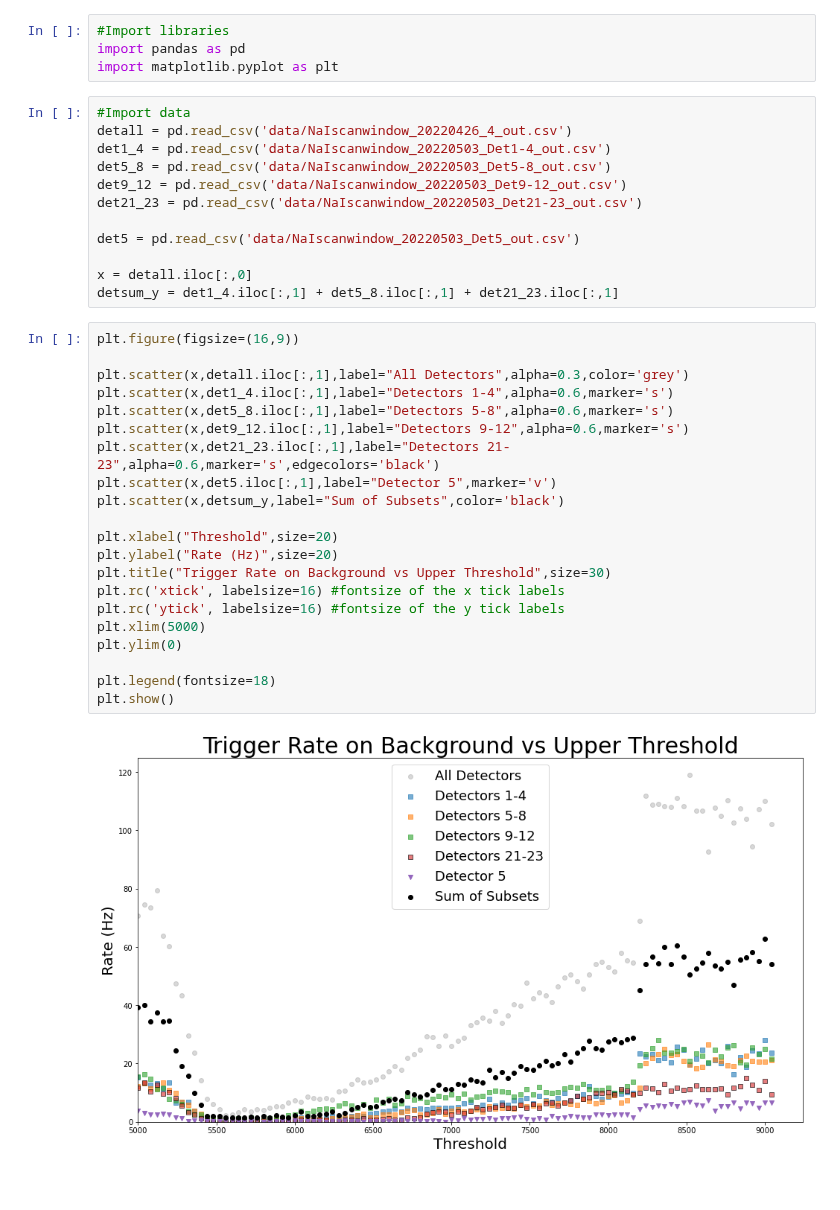
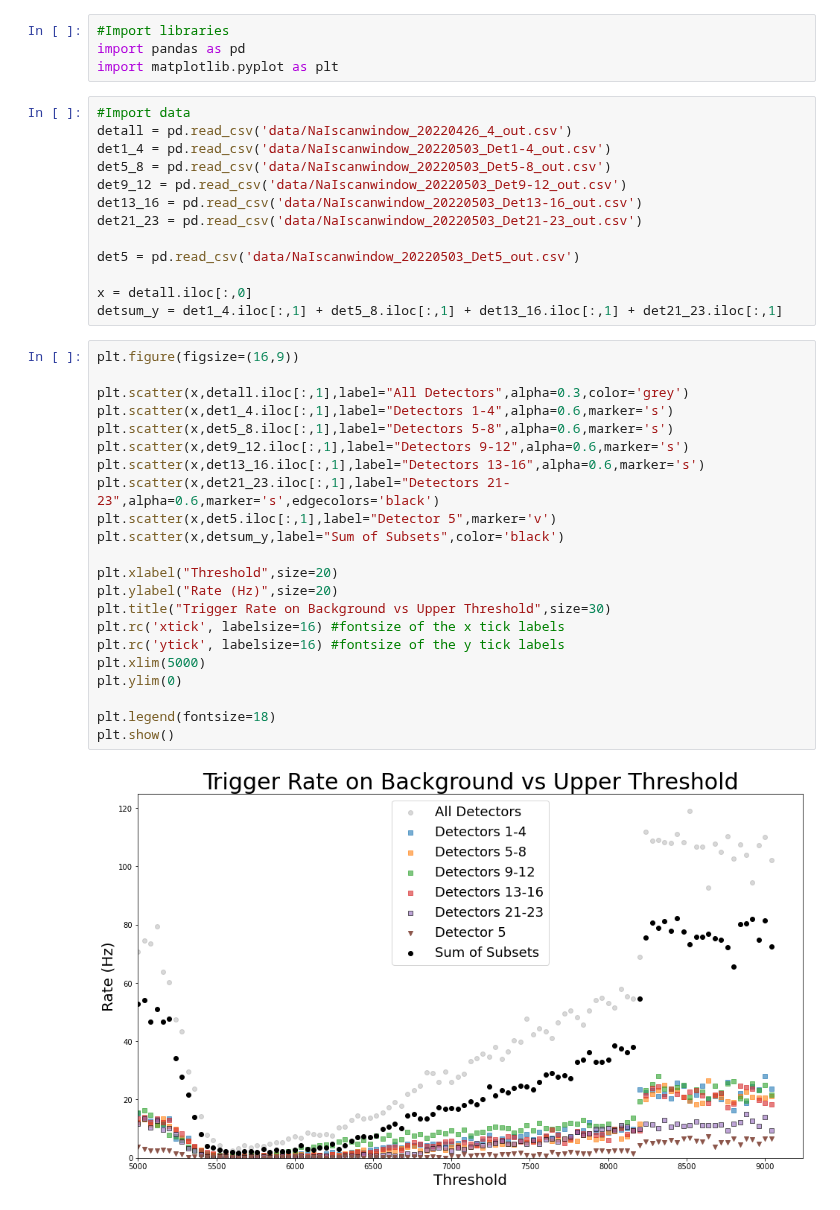
Before and after one commit to villano-lab/NaI_Array_Firmware, a Jupyter notebook: test_firmwares/UniversalTrigger1/Detector_Rates.ipynb, the cells around one changed output. Saved outputs shown, nothing was run; the diff lists cells and outputs as text.

```diff
--- a/test_firmwares/UniversalTrigger1/Detector_Rates.ipynb
+++ b/test_firmwares/UniversalTrigger1/Detector_Rates.ipynb
@@ -11,32 +11,34 @@ detall = pd.read_csv('data/NaIscanwindow_20220426_4_out.csv')
 det1_4 = pd.read_csv('data/NaIscanwindow_20220503_Det1-4_out.csv')
 det5_8 = pd.read_csv('data/NaIscanwindow_20220503_Det5-8_out.csv')
 det9_12 = pd.read_csv('data/NaIscanwindow_20220503_Det9-12_out.csv')
+det13_16 = pd.read_csv('data/NaIscanwindow_20220503_Det13-16_out.csv')
 det21_23 = pd.read_csv('data/NaIscanwindow_20220503_Det21-23_out.csv')
 
 det5 = pd.read_csv('data/NaIscanwindow_20220503_Det5_out.csv')
 
 x = detall.iloc[:,0]
-detsum_y = det1_4.iloc[:,1] + det5_8.iloc[:,1] + det21_23.iloc[:,1]
+detsum_y = det1_4.iloc[:,1] + det5_8.iloc[:,1] + det13_16.iloc[:,1] + det21_23.iloc[:,1]
 # %%
 plt.figure(figsize=(16,9))
 
 plt.scatter(x,detall.iloc[:,1],label="All Detectors",alpha=0.3,color='grey')
 plt.scatter(x,det1_4.iloc[:,1],label="Detectors 1-4",alpha=0.6,marker='s')
 plt.scatter(x,det5_8.iloc[:,1],label="Detectors 5-8",alpha=0.6,marker='s')
 plt.scatter(x,det9_12.iloc[:,1],label="Detectors 9-12",alpha=0.6,marker='s')
+plt.scatter(x,det13_16.iloc[:,1],label="Detectors 13-16",alpha=0.6,marker='s')
 plt.scatter(x,det21_23.iloc[:,1],label="Detectors 21-23",alpha=0.6,marker='s',edgecolors='black')
 plt.scatter(x,det5.iloc[:,1],label="Detector 5",marker='v')
 plt.scatter(x,detsum_y,label="Sum of Subsets",color='black')
 
 plt.xlabel("Threshold",size=20)
 plt.ylabel("Rate (Hz)",size=20)
 plt.title("Trigger Rate on Background vs Upper Threshold",size=30)
 plt.rc('xtick', labelsize=16) #fontsize of the x tick labels
 plt.rc('ytick', labelsize=16) #fontsize of the y tick labels
 plt.xlim(5000)
 plt.ylim(0)
 
 plt.legend(fontsize=18)
 plt.show()
 # %% [output]
-[figure, old version]
+[figure, new version]
```
Also changed, not shown: parts of 1 cell of this notebook, 1 other file.
